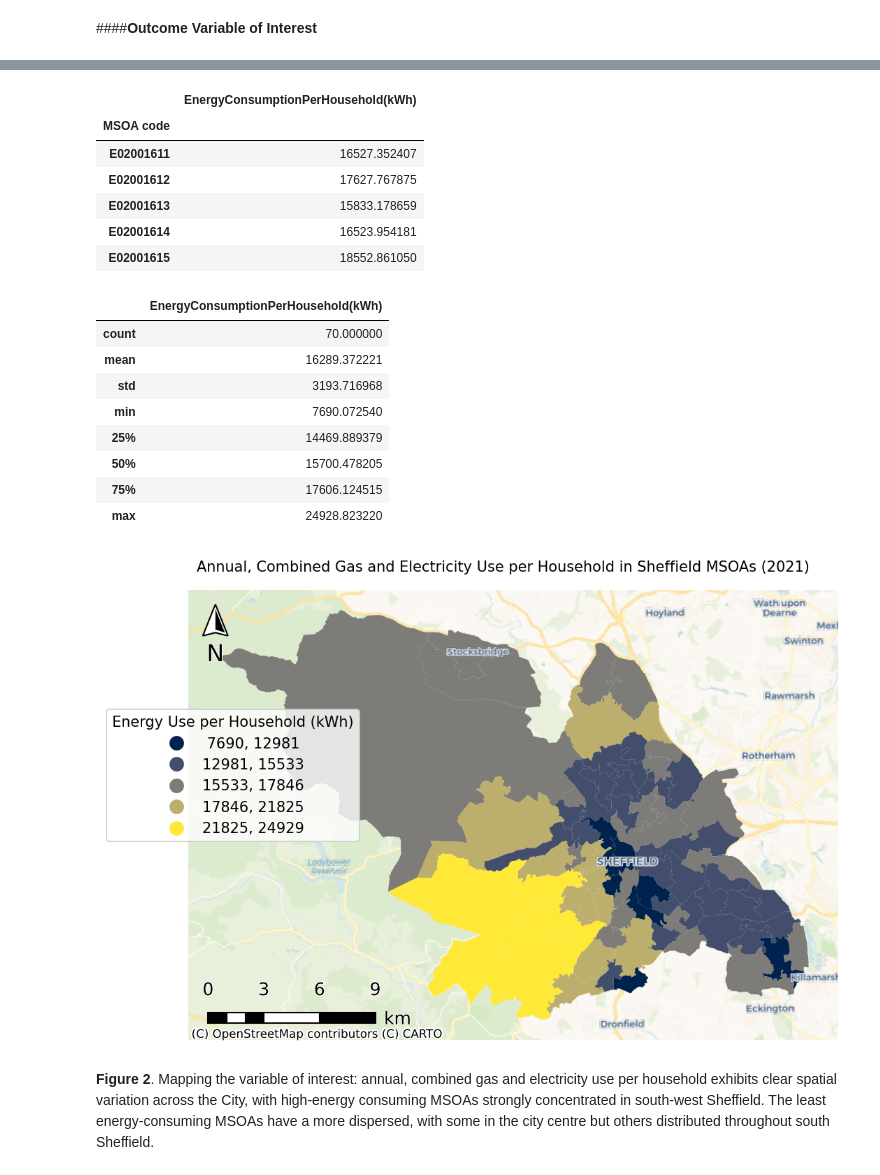
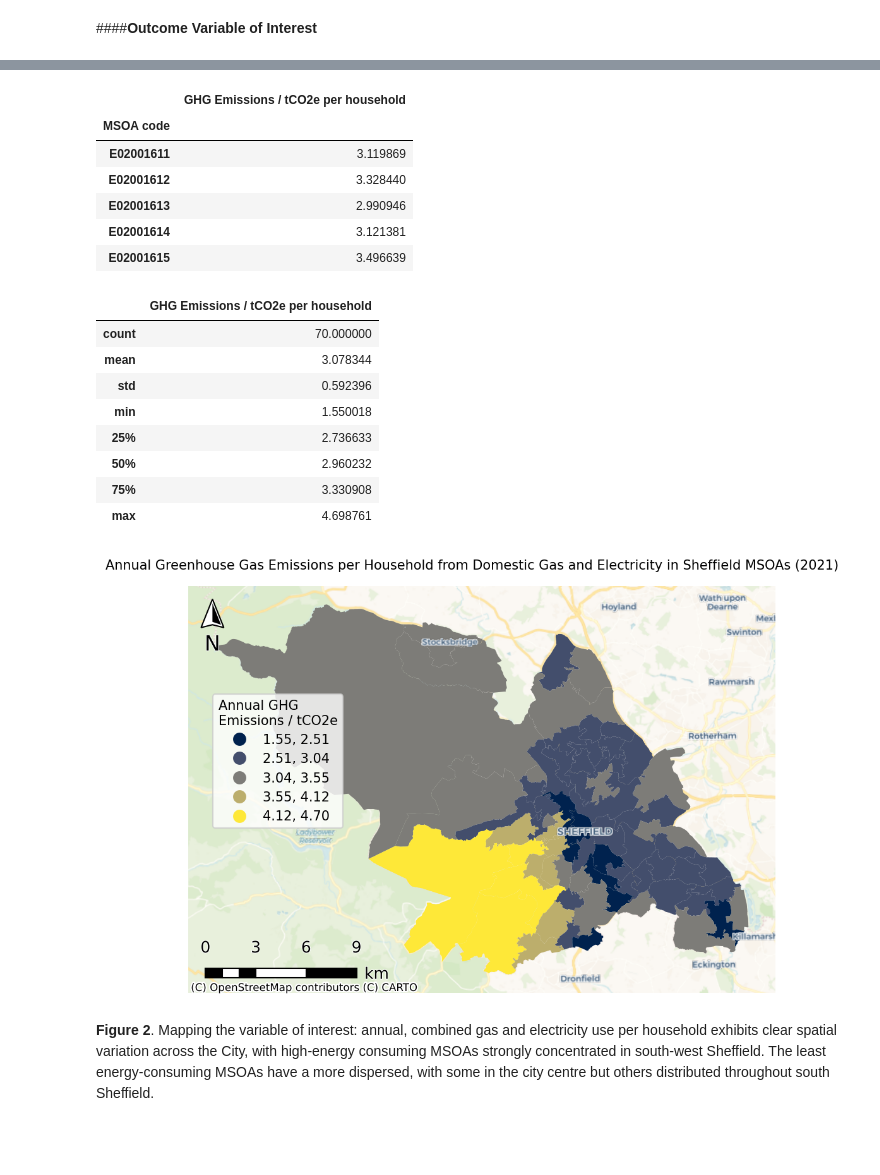
Before and after one commit to jwsn8667/GEOG5003M, a Jupyter notebook: GEOG5003_A2_201913950.ipynb, the cells around one changed output, grey strips where cells are left out. Cells and saved outputs as stored; diff of their text form; code cells hidden in the pictures; blank space fills up the shorter version.

```diff
--- a/GEOG5003_A2_201913950.ipynb
+++ b/GEOG5003_A2_201913950.ipynb
@@ -132,20 +134,22 @@ MSOA_GasUse = pd.read_excel('https://github.com/jwsn8667/GEOG5003M/raw/refs/head
 ## DESNZ Domestic Electricity Consumption per MSOA (2021)
 MSOA_ElecUse = pd.read_excel('https://github.com/jwsn8667/GEOG5003M/raw/refs/heads/main/MSOA_domestic_elec_2010-2024.xlsx', sheet_name='2021', header=4, usecols='A:H')
 
-## Subset gas and electricity use datasets...
+## Subset gas and electricity use datasets and calculate greenhouse gas emissions per MSOA, for each energy source...
 Sheff_GasUse = MSOA_GasUse.loc[MSOA_GasUse['Local authority']=='Sheffield', ['MSOA code', 'Total \nconsumption\n(kWh)']]
+Sheff_GasUse['GHG Emissions / tCO2e'] = Sheff_GasUse['Total \nconsumption\n(kWh)']*0.18316/1000
 
 Sheff_ElecUse = MSOA_ElecUse.loc[MSOA_GasUse['Local authority']=='Sheffield', ['MSOA code', 'Total \nconsumption\n(kWh)']]
+Sheff_ElecUse['GHG Emissions / tCO2e'] = Sheff_ElecUse['Total \nconsumption\n(kWh)']*0.21233/1000
 
-## ...And combine in a single energy use dataframe.
+## ...And combine into a single energy use dataframe.
 Sheff_EnergyUse = Sheff_GasUse.merge(Sheff_ElecUse, how='inner', on='MSOA code', suffixes=('_gas', '_elec'))
 
 
-## Define a single energy consumption variable as the sum of total gas and electricity consumption per MSOA and drop other variables from the dataframe.
-Sheff_EnergyUse['TotalEnergyConsumption(kWh)'] = Sheff_EnergyUse['Total \nconsumption\n(kWh)_gas'] + Sheff_EnergyUse['Total \nconsumption\n(kWh)_elec']
+## Calculate total greenhouse gas emissions from domestic energy use (gas and electricity) per MSOA.
+Sheff_EnergyUse['Total GHG Emissions / tCO2e'] = Sheff_EnergyUse['GHG Emissions / tCO2e_gas'] + Sheff_EnergyUse['GHG Emissions / tCO2e_elec']
 
-Sheff_EnergyUse = Sheff_EnergyUse[['MSOA code','TotalEnergyConsumption(kWh)']]
+Sheff_GHG = Sheff_EnergyUse[['MSOA code','Total GHG Emissions / tCO2e']]
 
 ## Display the first five records in the dataframe
-Sheff_EnergyUse.head()
+Sheff_GHG.head()
 # %% [output]
@@ -158,76 +162,76 @@ Sheff_EnergyUse.head()
 # %%
 # @title
-## Load counts of households per MSOA from nomis API, merge with the Sheffield energy consumption dataset on an inner join and calculate the variable of interest, 'Total Energy Consumption per Household (kWh)'.
+## Load counts of households per MSOA from nomis API, merge with the Sheffield energy consumption dataset on an inner join and calculate the variable of interest, 'Greenhouse Gas Emissions per Household (kWh)'.
 Sheff_HholdsCount = pd.read_csv('https://www.nomisweb.co.uk/api/v01/dataset/NM_2072_1.data.csv?date=latest&geography=637535754...637535818,637540760,637540800,637540801,637540824,637540825&c2021_tenure_9=0&measures=20100&select=geography_code,obs_value')
 
-Sheff_HholdsEnergy = Sheff_EnergyUse.merge(Sheff_HholdsCount, how='inner', left_on='MSOA code', right_on='GEOGRAPHY_CODE')
+Sheff_HholdsGHG = Sheff_GHG.merge(Sheff_HholdsCount, how='inner', left_on='MSOA code', right_on='GEOGRAPHY_CODE')
 
-Sheff_HholdsEnergy['EnergyConsumptionPerHousehold(kWh)'] = Sheff_HholdsEnergy['TotalEnergyConsumption(kWh)']/Sheff_HholdsEnergy['OBS_VALUE']
+Sheff_HholdsGHG['GHG Emissions / tCO2e per household'] = Sheff_HholdsGHG['Total GHG Emissions / tCO2e']/Sheff_HholdsGHG['OBS_VALUE']
 
-Sheff_HholdsEnergy = Sheff_HholdsEnergy[['MSOA code','EnergyConsumptionPerHousehold(kWh)']].set_index('MSOA code')
+Sheff_HholdsGHG = Sheff_HholdsGHG[['MSOA code','GHG Emissions / tCO2e per household']].set_index('MSOA code')
 
 ## Display the first five records in the dataframe
-Sheff_HholdsEnergy.head()
+Sheff_HholdsGHG.head()
 # %% [output]
-|  | EnergyConsumptionPerHousehold(kWh) |
+|  | GHG Emissions / tCO2e per household |
 | MSOA code |  |
-| E02001611 | 16527.352407 |
-| E02001612 | 17627.767875 |
-| E02001613 | 15833.178659 |
-| E02001614 | 16523.954181 |
-| E02001615 | 18552.861050 |
+| E02001611 | 3.119869 |
+| E02001612 | 3.328440 |
+| E02001613 | 2.990946 |
+| E02001614 | 3.121381 |
+| E02001615 | 3.496639 |
 # %%
 # @title
 ## Calculate descriptive statistics on the variable of interest
-Sheff_HholdsEnergy.describe()
+Sheff_HholdsGHG.describe()
 # %% [output]
-|  | EnergyConsumptionPerHousehold(kWh) |
+|  | GHG Emissions / tCO2e per household |
 | count | 70.000000 |
-| mean | 16289.372221 |
-| std | 3193.716968 |
-| min | 7690.072540 |
-| 25% | 14469.889379 |
-| 50% | 15700.478205 |
-| 75% | 17606.124515 |
-| max | 24928.823220 |
+| mean | 3.078344 |
+| std | 0.592396 |
+| min | 1.550018 |
+| 25% | 2.736633 |
+| 50% | 2.960232 |
+| 75% | 3.330908 |
+| max | 4.698761 |
 # %%
 # @title
 ## Join the energy consumption per household variable to the geopandas geodataframe containing MSOA boundaries on the MSOA code field.
 
-geo_HholdsEnergy = geo_msoa.merge(Sheff_HholdsEnergy, left_on='MSOA21CD', right_on='MSOA code')
+geo_HholdsGHG = geo_msoa.merge(Sheff_HholdsGHG, left_on='MSOA21CD', right_on='MSOA code')
 
 ## Map the variable of interest as a choropleth
 # %%
 # @title
 ## Map
-geo_HholdsEnergy = geo_HholdsEnergy.to_crs(epsg=27700)
+geo_HholdsGHG = geo_HholdsGHG.to_crs(epsg=27700)
 
 ##
 f,ax = plt.subplots(1, figsize=(8,6))
 
 ## LSOA outlines are plotted as a base, as contextual information
-geo_HholdsEnergy.plot(ax=ax, column='EnergyConsumptionPerHousehold(kWh)',legend=True, legend_kwds={'fontsize':'10','fmt':'{:.0f}','title':'Energy Use per Household (kWh)'}, cmap='cividis',scheme='natural_breaks', linewidth=0.2)
+geo_HholdsGHG.plot(ax=ax, column='GHG Emissions / tCO2e per household',legend=True, legend_kwds={'fontsize':'10','fmt':'{:.2f}','title':'Annual GHG\nEmissions / tCO2e'}, cmap='cividis',scheme='natural_breaks', linewidth=0.2)
 
 # a CARTO basemap is added as further context for the study area
-ctx.add_basemap(ax, crs=geo_HholdsEnergy.crs, source=ctx.providers.CartoDB.VoyagerNoLabels, zoom=11)
-ctx.add_basemap(ax, crs=geo_HholdsEnergy.crs, source=ctx.providers.CartoDB.VoyagerOnlyLabels, zoom=11)
+ctx.add_basemap(ax, crs=geo_HholdsGHG.crs, source=ctx.providers.CartoDB.VoyagerNoLabels, zoom=11)
+ctx.add_basemap(ax, crs=geo_HholdsGHG.crs, source=ctx.providers.CartoDB.VoyagerOnlyLabels, zoom=11)
 
 # remove axis
 ax.set_axis_off()
 ax.get_legend().set_bbox_to_anchor((.275, .75))
 
 # set figure title and resolution
-f.suptitle('Annual, Combined Gas and Electricity Use per Household in Sheffield MSOAs (2021)', y=0.9, fontsize=10)
+f.suptitle('Annual Greenhouse Gas Emissions per Household from Domestic Gas and Electricity in Sheffield MSOAs (2021)', y=0.9, fontsize=10)
 f.set_dpi(150)
 
 # suppress a warning from the scale bar function
 warnings.filterwarnings('ignore')
 
 # north arrow and scale bar
-north_arrow(ax, location="upper left", rotation={"crs":geo_HholdsEnergy.crs, "reference":"center"}, shadow=False, scale=0.3)
-scale_bar(ax, location="lower left", style="boxes", bar={"projection":geo_HholdsEnergy.crs,"unit":"km"})
+north_arrow(ax, location="upper left", rotation={"crs":geo_HholdsGHG.crs, "reference":"center"}, shadow=False, scale=0.3)
+scale_bar(ax, location="lower left", style="boxes", bar={"projection":geo_HholdsGHG.crs,"unit":"km"})
 # %% [output]
-[figure, old version]
+[figure, new version]
 # %% [markdown]
 **Figure 2**.  Mapping the variable of interest: annual, combined gas and electricity use per household exhibits clear spatial variation across the City, with high-energy consuming MSOAs strongly concentrated in south-west Sheffield.  The least energy-consuming MSOAs have a more dispersed, with some in the city centre but others distributed throughout south Sheffield.
 # %% [markdown]
```
Also changed, not shown: parts of 5 cells of this notebook.
